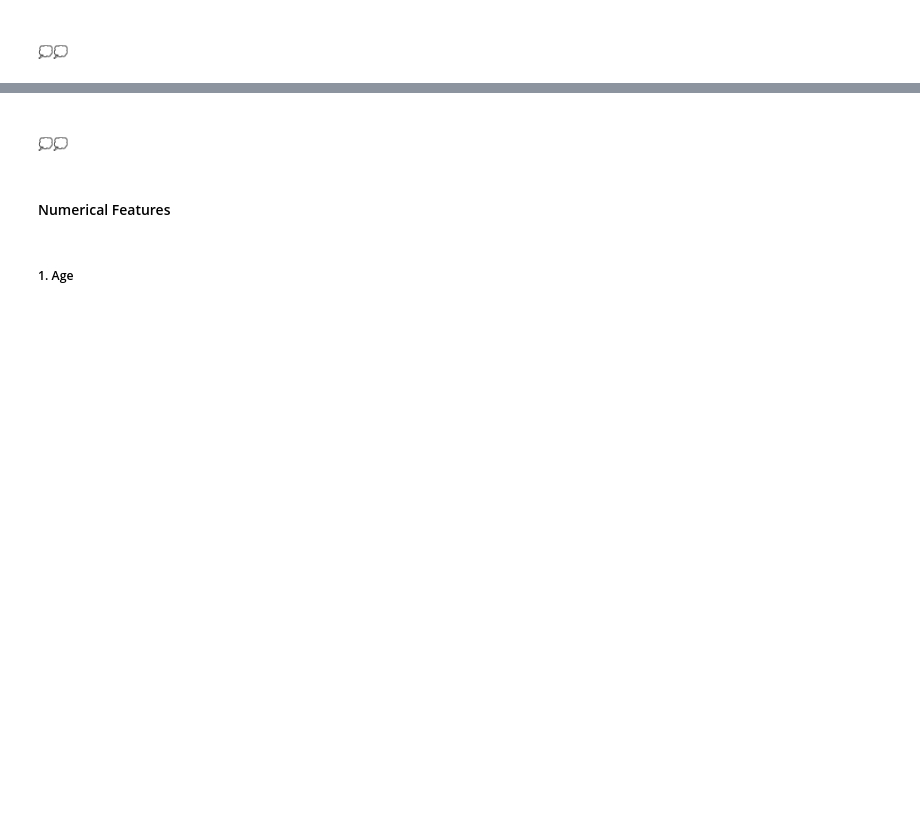
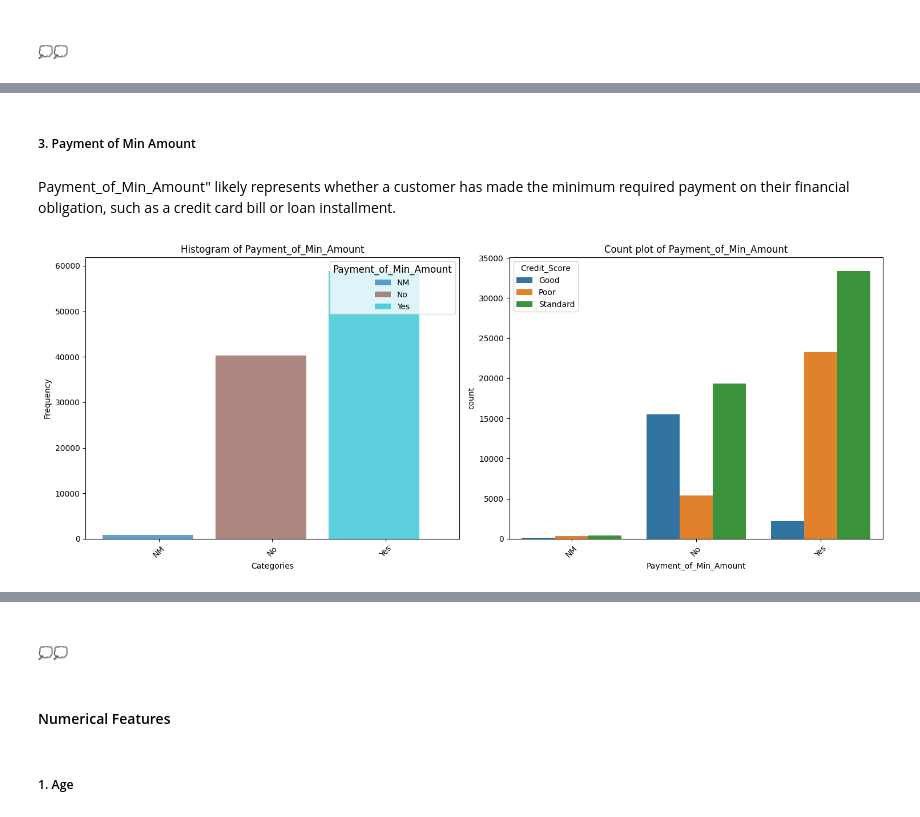
Before and after one commit to BasmaElhoseny01/Credit-Score-Classification-and-Analysis, a Jupyter notebook: src/preprocessing_visualizations.ipynb, the cells around one changed output, grey strips where cells are left out. Cells and saved outputs as stored; diff of their text form; code cells hidden in the pictures; blank space fills up the shorter version.

```diff
--- a/src/preprocessing_visualizations.ipynb
+++ b/src/preprocessing_visualizations.ipynb
@@ -174,0 +169,8 @@ draw_count_plot(df=df, key='Occupation')
+# %% [markdown]
+##### 3. Payment of Min Amount
+# %% [markdown]
+Payment_of_Min_Amount" likely represents whether a customer has made the minimum required payment on their financial obligation, such as a credit card bill or loan installment.
+# %%
+draw_categorical_feature(df,feature_name='Payment_of_Min_Amount')
+# %% [output]
+[figure, added]
```
Also changed, not shown: parts of 8 cells of this notebook.
